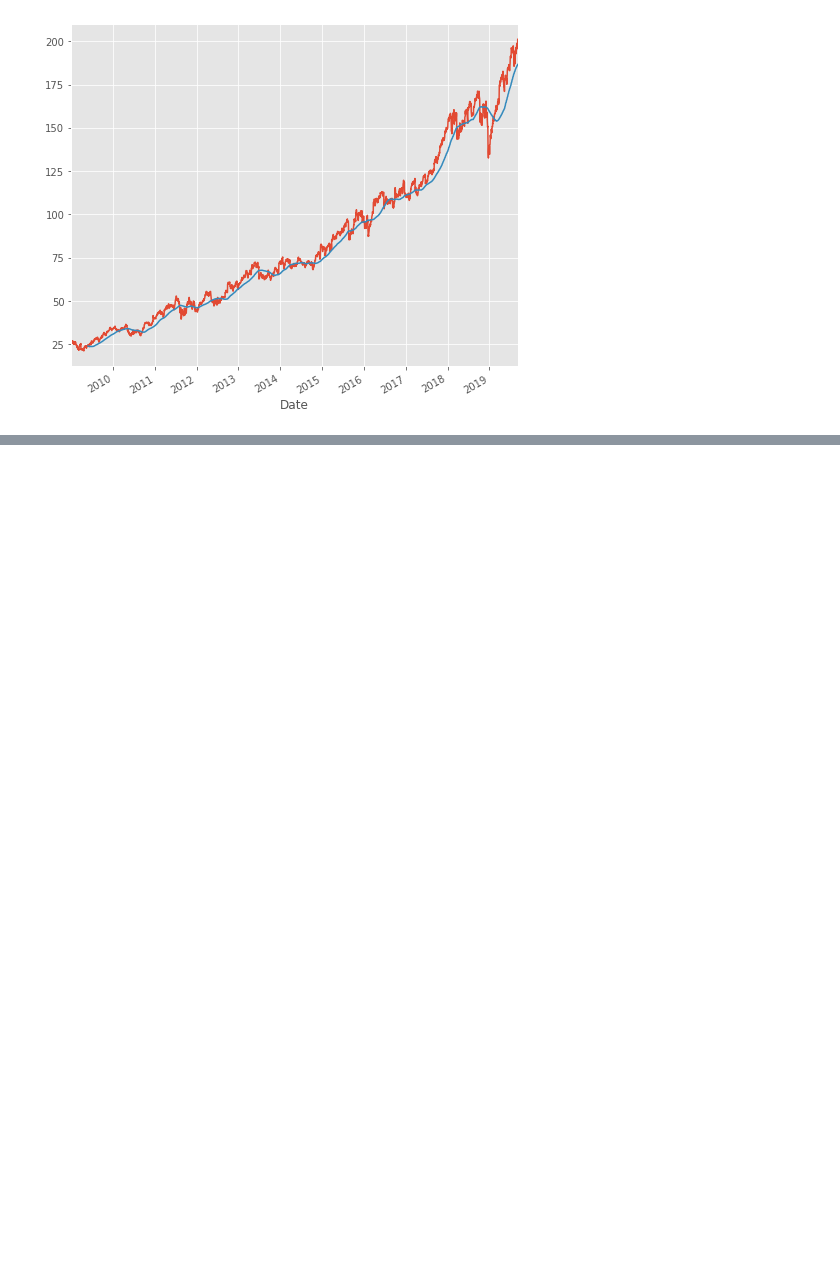
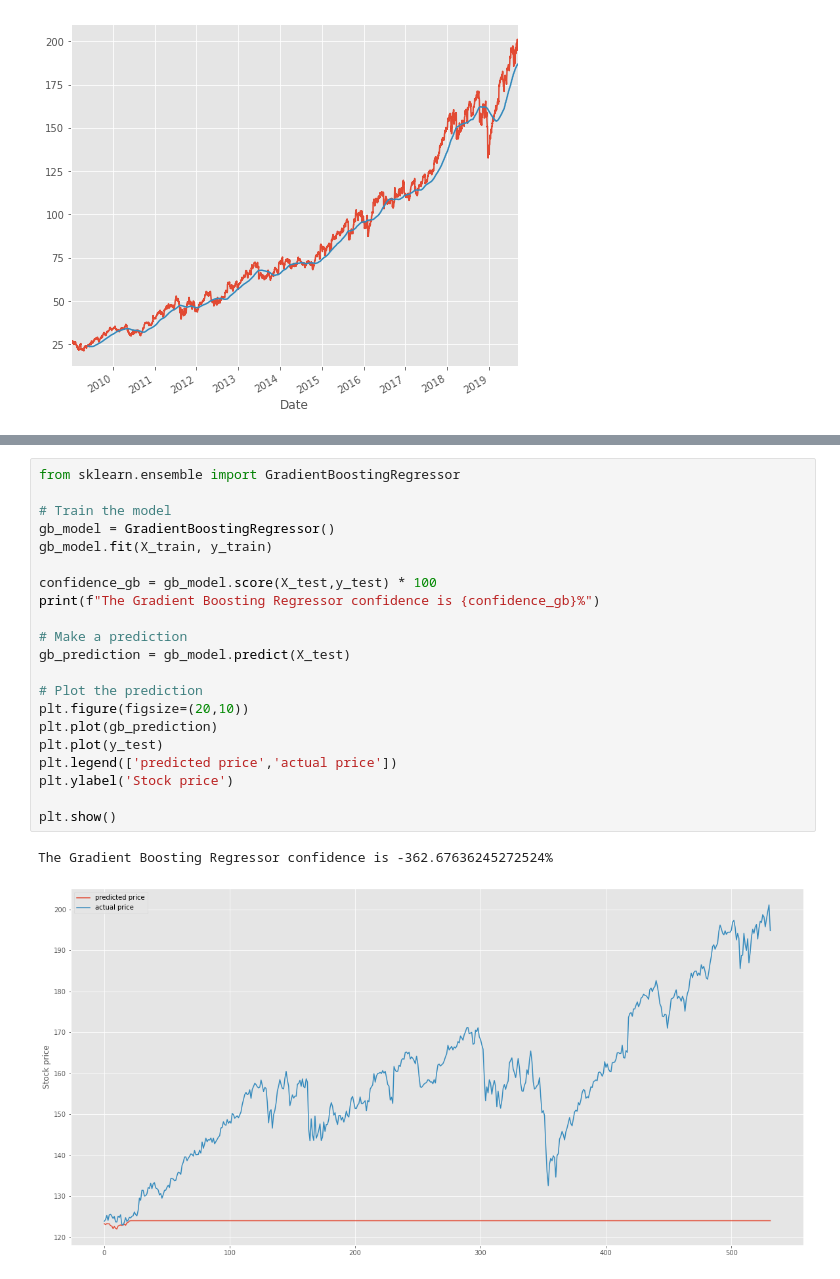
Before and after one commit to dgildeh/jupyter-notebooks, a Jupyter notebook: stock-predictions.ipynb, the cells around one changed output, grey strips where cells are left out. Saved outputs shown, nothing was run; the diff lists cells and outputs as text; blank space fills up the shorter version.

```diff
--- a/stock-predictions.ipynb
+++ b/stock-predictions.ipynb
@@ -251,0 +230,24 @@ The Quadratic Linear Model (QDA) has the highest confidence with our test data.
+# %%
+from sklearn.ensemble import GradientBoostingRegressor
+
+# Train the model
+gb_model = GradientBoostingRegressor()
+gb_model.fit(X_train, y_train)
+
+confidence_gb = gb_model.score(X_test,y_test) * 100
+print(f"The Gradient Boosting Regressor confidence is {confidence_gb}%")
+
+# Make a prediction
+gb_prediction = gb_model.predict(X_test)
+
+# Plot the prediction
+plt.figure(figsize=(20,10))
+plt.plot(gb_prediction)
+plt.plot(y_test)
+plt.legend(['predicted price','actual price'])
+plt.ylabel('Stock price')
+
+plt.show()
+# %% [output]
+The Gradient Boosting Regressor confidence is -362.67636245272524%
+[figure, added]
```
Also changed, not shown: parts of 23 cells of this notebook.
